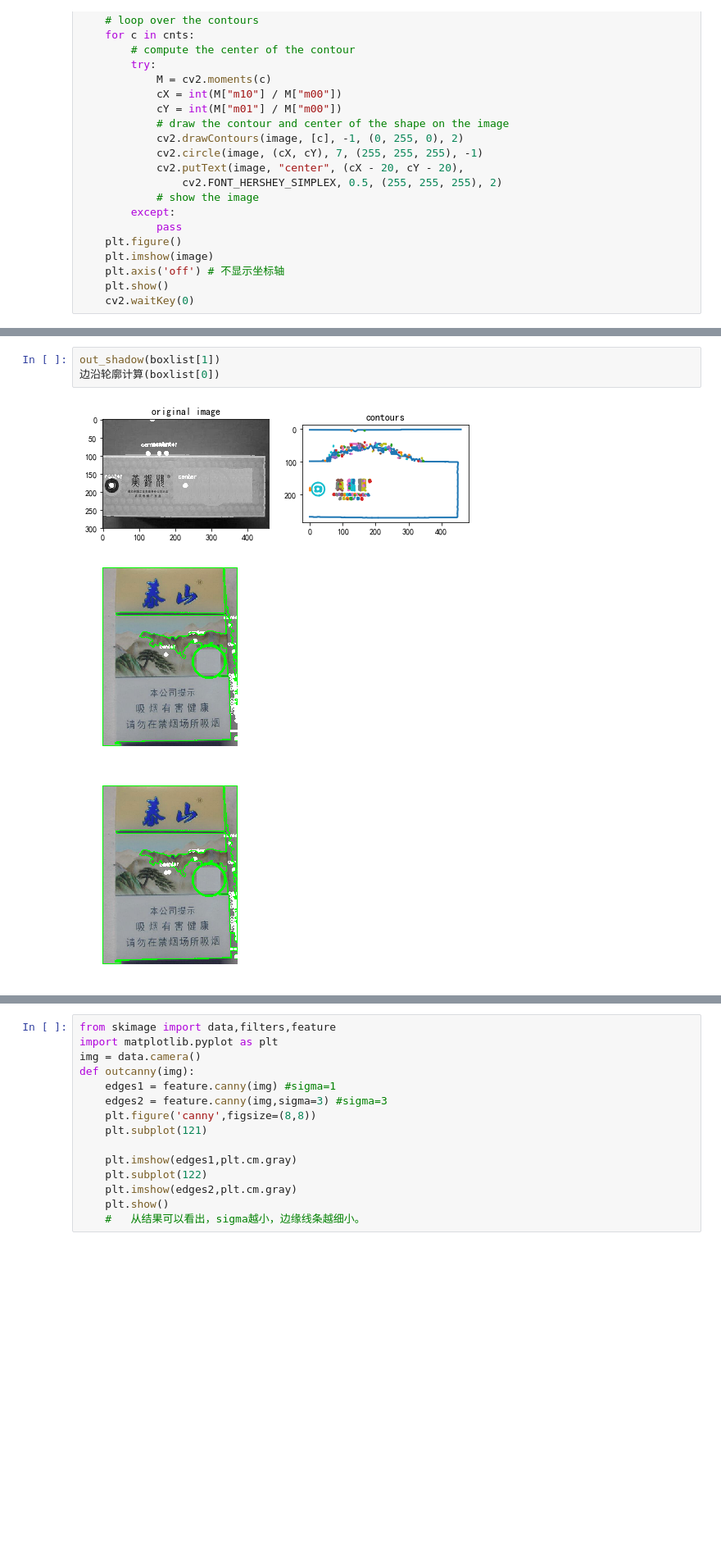
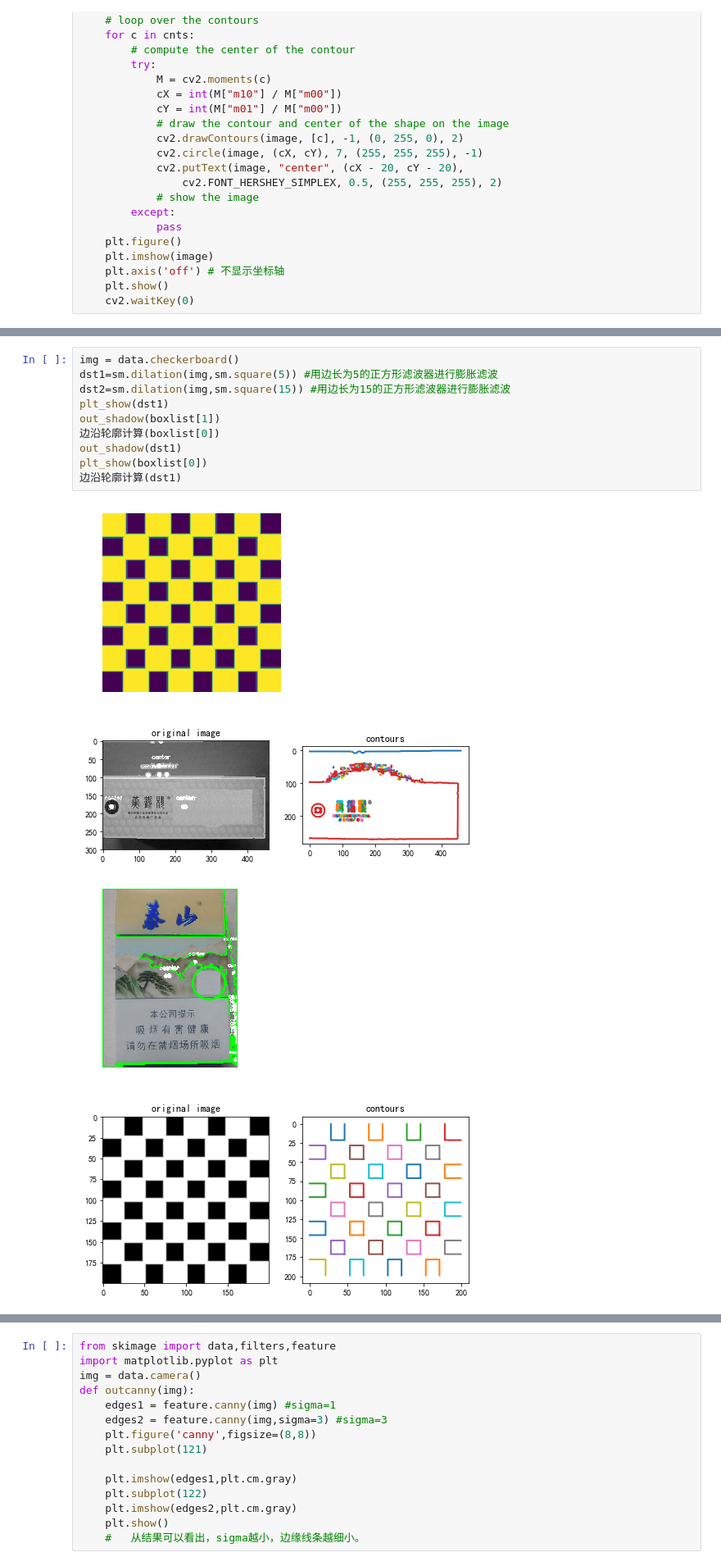
Before and after one commit to zdxpan/RdataCode, a Jupyter notebook: imagedesign/打印区图像识别.ipynb, the cells around one changed output, grey strips where cells are left out. Shown at 82% size. Cells and saved outputs as stored; diff of their text form; blank space fills up the shorter version.

```diff
--- a/imagedesign/打印区图像识别.ipynb
+++ b/imagedesign/打印区图像识别.ipynb
@@ -253,10 +270,18 @@ def out_shadow(image):
     ax1.set_title('contours')
     plt.show()
     return
-# %%
-out_shadow(boxlist[1])
-边沿轮廓计算(boxlist[0])
-# %% [output]
-[figure, removed]
-[figure, removed]
-[figure, removed]
+# %%
+img = data.checkerboard()
+dst1=sm.dilation(img,sm.square(5)) #用边长为5的正方形滤波器进行膨胀滤波
+dst2=sm.dilation(img,sm.square(15)) #用边长为15的正方形滤波器进行膨胀滤波
+plt_show(dst1)
+out_shadow(boxlist[1])
+边沿轮廓计算(boxlist[0])
+out_shadow(dst1)
+plt_show(boxlist[0])
+边沿轮廓计算(dst1)
+# %% [output]
+[figure, added]
+[figure, added]
+[figure, added]
+[figure, added]
```
Also changed, not shown: parts of 9 cells of this notebook, 3 other files.
